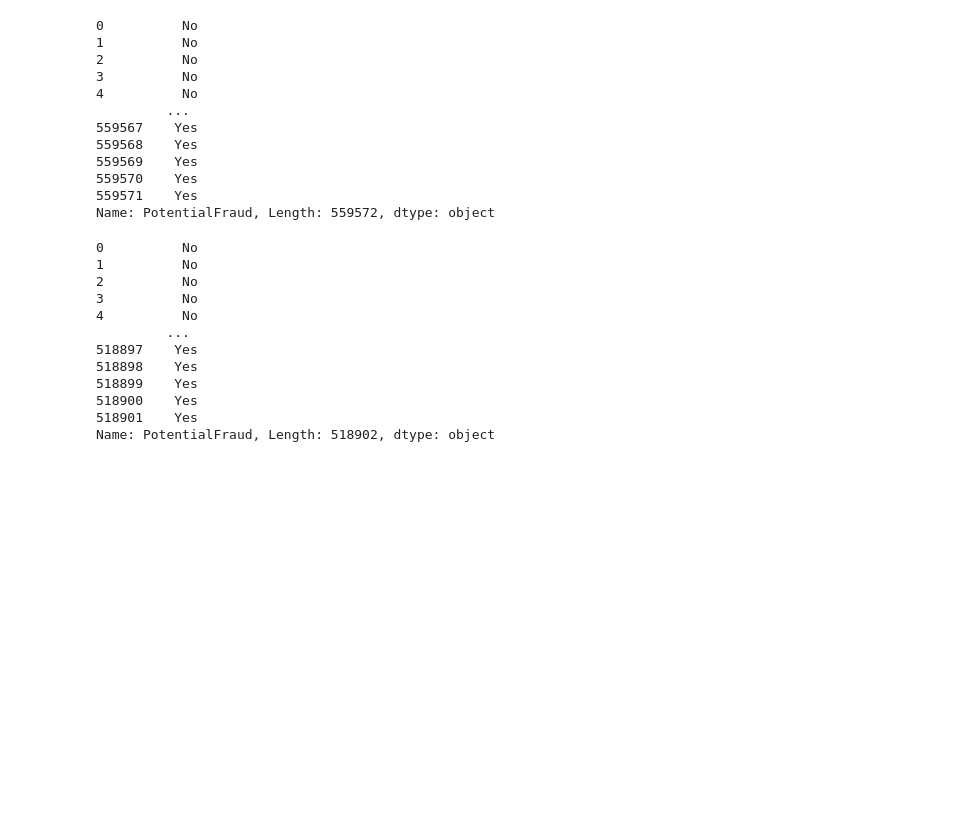
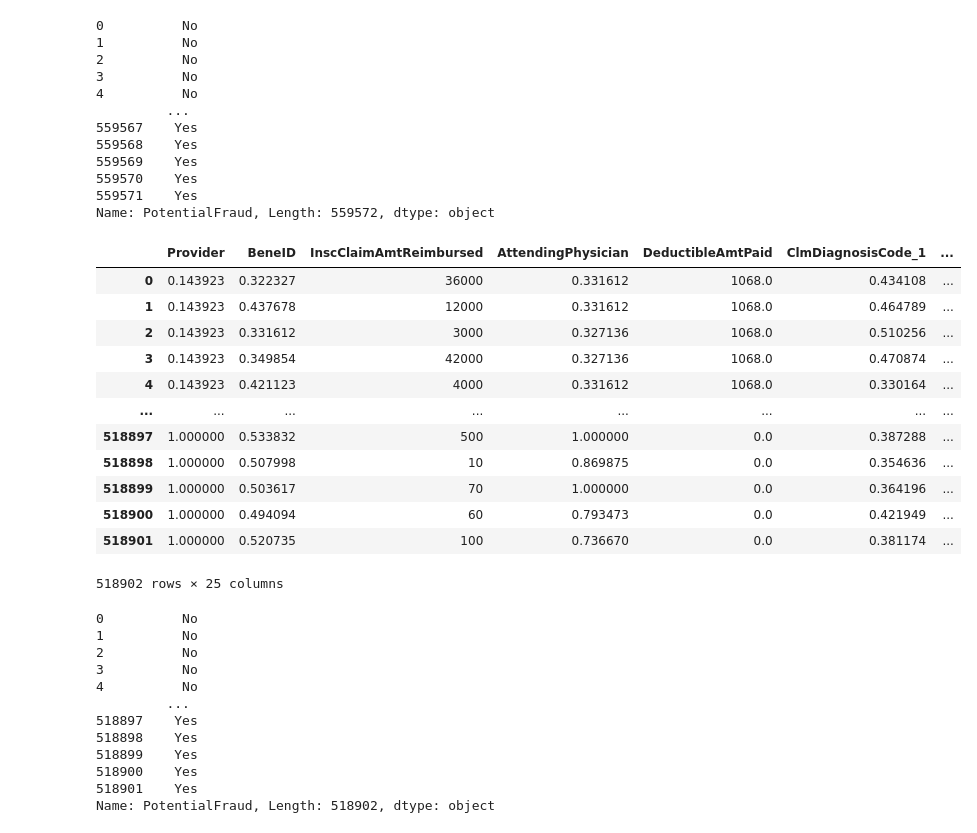
Before and after one commit to AkhilVijayan0/projects, a Jupyter notebook: Healthcare fraud detection original.ipynb, the cells around one changed output. Drawn from its saved outputs; the diff is of its cells as text; code cells hidden in the pictures; blank space fills up the shorter version.

```diff
--- a/Healthcare fraud detection original.ipynb
+++ b/Healthcare fraud detection original.ipynb
@@ -826,6 +826,22 @@ Name: PotentialFraud, Length: 559572, dtype: object
 from imblearn.under_sampling import TomekLinks
 tomek=TomekLinks()
 x_final,y_final=tomek.fit_resample(x_smote,y_smote)
+# %%
+x_final
+# %% [output]
+|  | Provider | BeneID | InscClaimAmtReimbursed | AttendingPhysician | DeductibleAmtPaid | ClmDiagnosisCode_1 | ... |
+| 0 | 0.143923 | 0.322327 | 36000 | 0.331612 | 1068.0 | 0.434108 | ... |
+| 1 | 0.143923 | 0.437678 | 12000 | 0.331612 | 1068.0 | 0.464789 | ... |
+| 2 | 0.143923 | 0.331612 | 3000 | 0.327136 | 1068.0 | 0.510256 | ... |
+| 3 | 0.143923 | 0.349854 | 42000 | 0.327136 | 1068.0 | 0.470874 | ... |
+| 4 | 0.143923 | 0.421123 | 4000 | 0.331612 | 1068.0 | 0.330164 | ... |
+| ... | ... | ... | ... | ... | ... | ... | ... |
+| 518897 | 1.000000 | 0.533832 | 500 | 1.000000 | 0.0 | 0.387288 | ... |
+| 518898 | 1.000000 | 0.507998 | 10 | 0.869875 | 0.0 | 0.354636 | ... |
+| 518899 | 1.000000 | 0.503617 | 70 | 1.000000 | 0.0 | 0.364196 | ... |
+| 518900 | 1.000000 | 0.494094 | 60 | 0.793473 | 0.0 | 0.421949 | ... |
+| 518901 | 1.000000 | 0.520735 | 100 | 0.736670 | 0.0 | 0.381174 | ... |
+518902 rows × 25 columns
 # %%
 y_final
 # %% [output]
```
Also changed, not shown: parts of 9 cells of this notebook, 2 other files.
